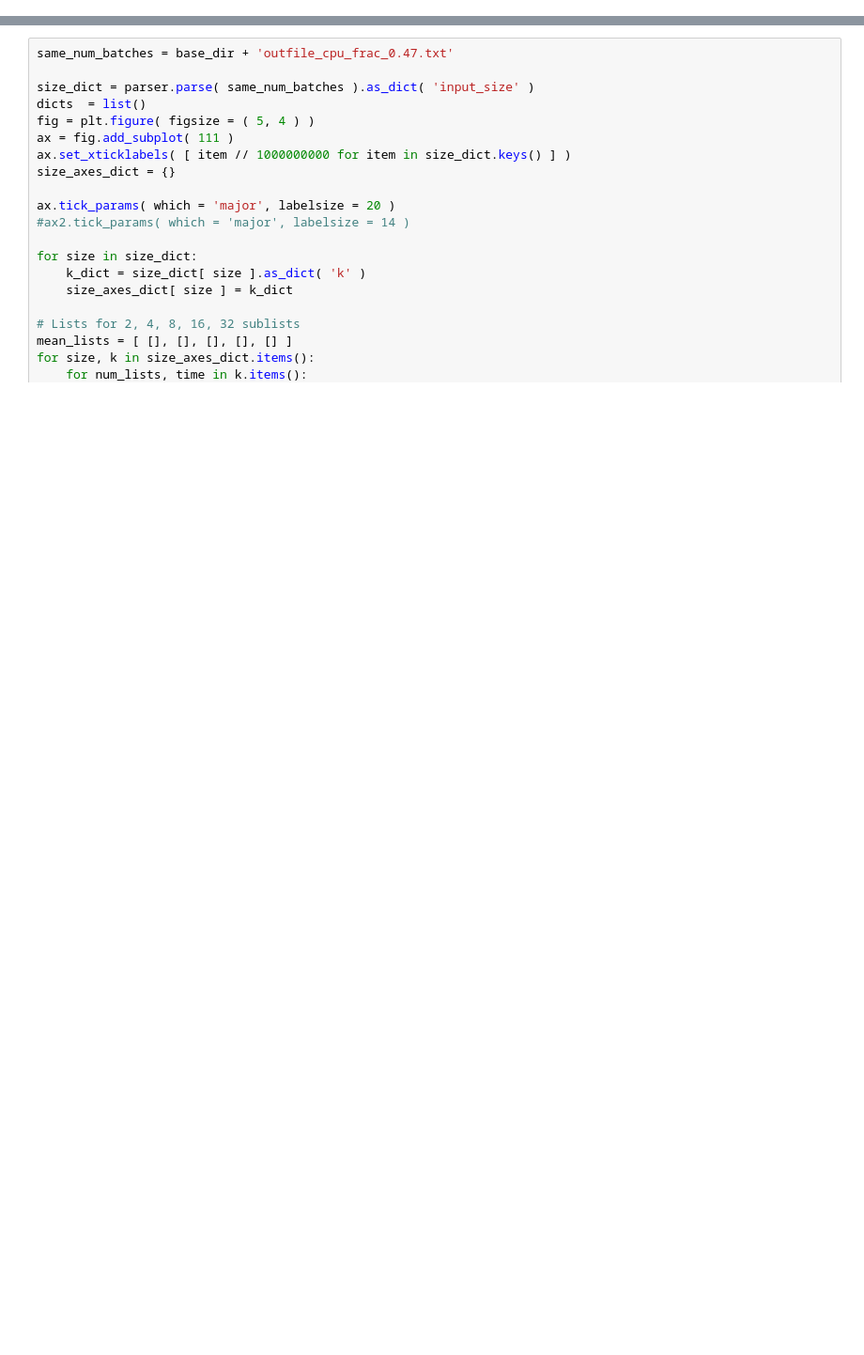
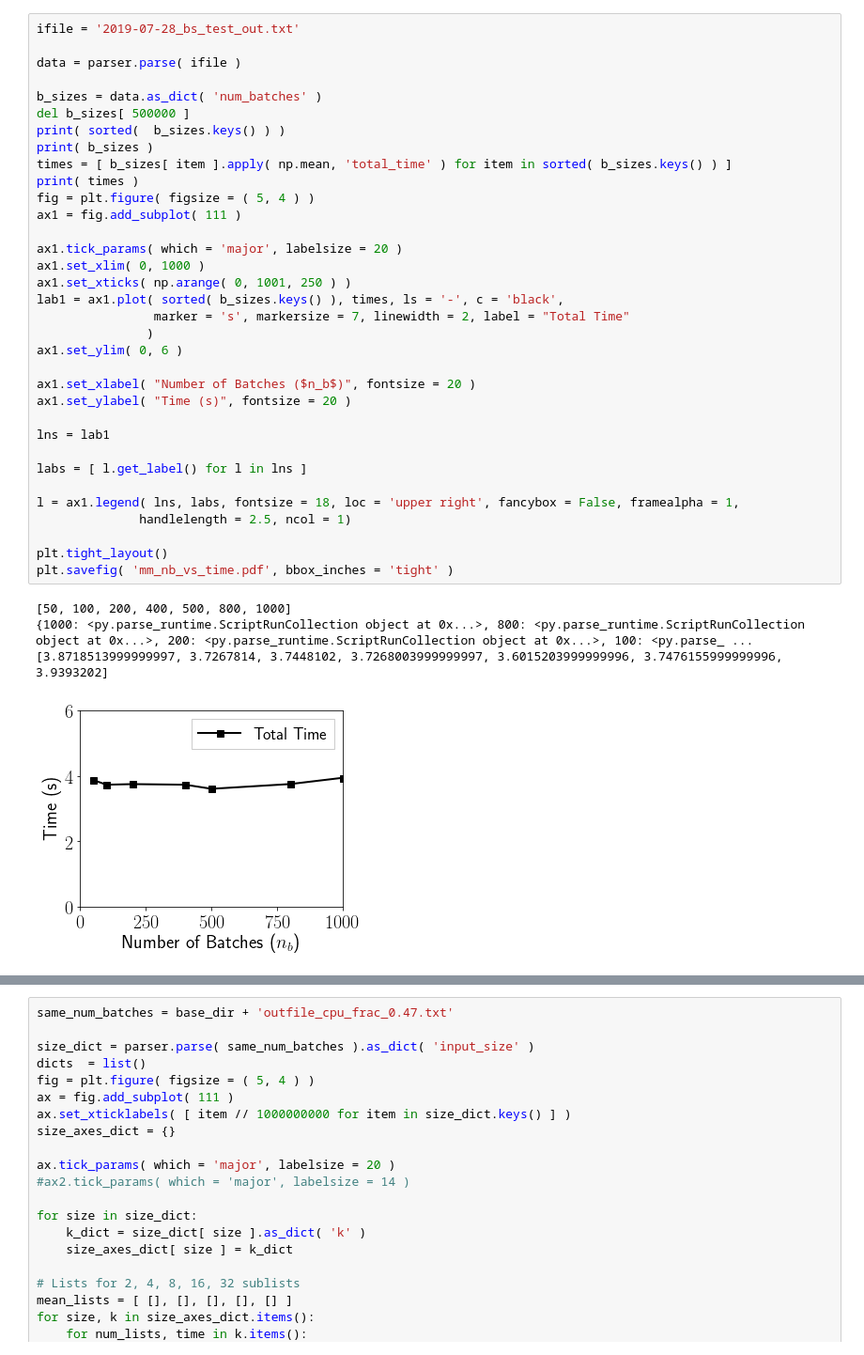
Before and after one commit to ZwFink/CS-485, a Jupyter notebook: Scripts/AtA/multiway_merge/plots/parse_varying_k.ipynb, the cells around one changed output, grey strips where cells are left out. Shown at 94% size. Saved outputs shown, nothing was run; the diff lists cells and outputs as text; blank space fills up the shorter version.

```diff
--- a/Scripts/AtA/multiway_merge/plots/parse_varying_k.ipynb
+++ b/Scripts/AtA/multiway_merge/plots/parse_varying_k.ipynb
@@ -14,0 +18,39 @@ base_dir = './'
+# %%
+ifile = '2019-07-28_bs_test_out.txt'
+
+data = parser.parse( ifile )
+
+b_sizes = data.as_dict( 'num_batches' )
+del b_sizes[ 500000 ]
+print( sorted(  b_sizes.keys() ) )
+print( b_sizes )
+times = [ b_sizes[ item ].apply( np.mean, 'total_time' ) for item in sorted( b_sizes.keys() ) ]
+print( times )
+fig = plt.figure( figsize = ( 5, 4 ) )
+ax1 = fig.add_subplot( 111 )
+
+ax1.tick_params( which = 'major', labelsize = 20 )
+ax1.set_xlim( 0, 1000 )
+ax1.set_xticks( np.arange( 0, 1001, 250 ) )
+lab1 = ax1.plot( sorted( b_sizes.keys() ), times, ls = '-', c = 'black',
+                marker = 's', markersize = 7, linewidth = 2, label = "Total Time"
+               )
+ax1.set_ylim( 0, 6 )
+
+ax1.set_xlabel( "Number of Batches ($n_b$)", fontsize = 20 )
+ax1.set_ylabel( "Time (s)", fontsize = 20 )
+
+lns = lab1
+
+labs = [ l.get_label() for l in lns ]
+
+l = ax1.legend( lns, labs, fontsize = 18, loc = 'upper right', fancybox = False, framealpha = 1,
+              handlelength = 2.5, ncol = 1)
+
+plt.tight_layout()
+plt.savefig( 'mm_nb_vs_time.pdf', bbox_inches = 'tight' )
+# %% [output]
+[50, 100, 200, 400, 500, 800, 1000]
+{1000: <py.parse_runtime.ScriptRunCollection object at 0x...>, 800: <py.parse_runtime.ScriptRunCollection object at 0x...>, 200: <py.parse_runtime.ScriptRunCollection object at 0x...>, 100: <py.parse_ ...
+[3.8718513999999997, 3.7267814, 3.7448102, 3.7268003999999997, 3.6015203999999996, 3.7476155999999996, 3.9393202]
+[figure, added]
```
Also changed, not shown: parts of 4 cells of this notebook.
